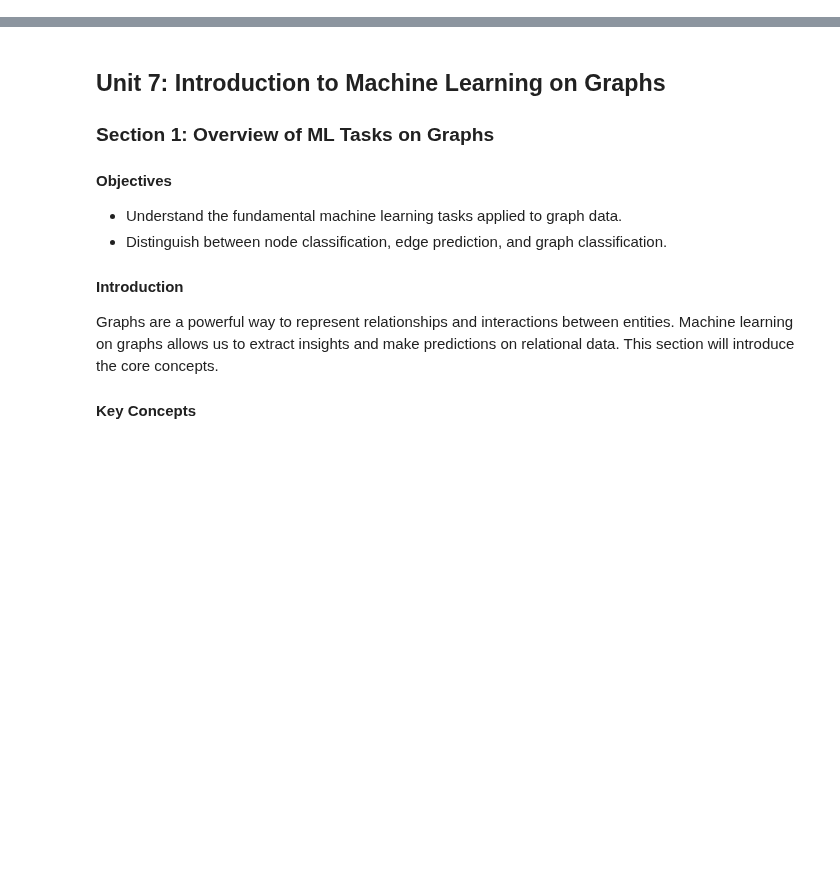
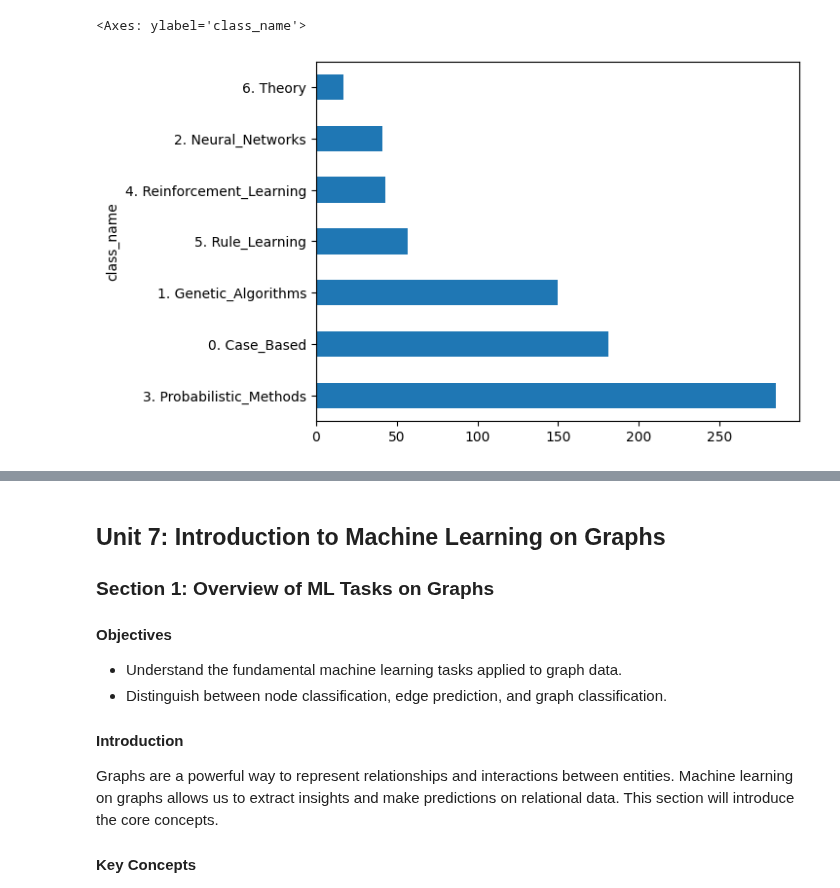
Before and after one commit to bgbg/ML-on-Graphs, a Jupyter notebook: 7_Introduction_to_Machine_Learning_on_Graphs.ipynb, the cells around one changed output, grey strips where cells are left out. Drawn from its saved outputs; the diff is of its cells as text; code cells hidden in the pictures; blank space fills up the shorter version.

```diff
--- a/7_Introduction_to_Machine_Learning_on_Graphs.ipynb
+++ b/7_Introduction_to_Machine_Learning_on_Graphs.ipynb
@@ -196,0 +45,4 @@ All done! ✨ 🍰 ✨
+# %%
+G = utils.get_giant_component(G)
+print("Giant component:")
+utils.print_graph_info(G)
@@ -196,0 +61,3 @@ All done! ✨ 🍰 ✨
+# %%
+node_data = pd.DataFrame([n[1] for n in G.nodes(data=True)])
+node_data.head()
@@ -196,0 +71,17 @@ All done! ✨ 🍰 ✨
+# %%
+class_names = {
+    0: "0. Case_Based",
+    1: "1. Genetic_Algorithms",
+    2: "2. Neural_Networks",
+    3: "3. Probabilistic_Methods",
+    4: "4. Reinforcement_Learning",
+    5: "5. Rule_Learning",
+    6: "6. Theory",
+}
+# %%
+node_data["class_name"] = node_data.y.map(class_names)
+# %%
+node_data.class_name.value_counts().head(10).plot(kind="barh")
+# %% [output]
+<Axes: ylabel='class_name'>
+[figure, added]
```
Also changed, not shown: parts of 61 cells of this notebook.
